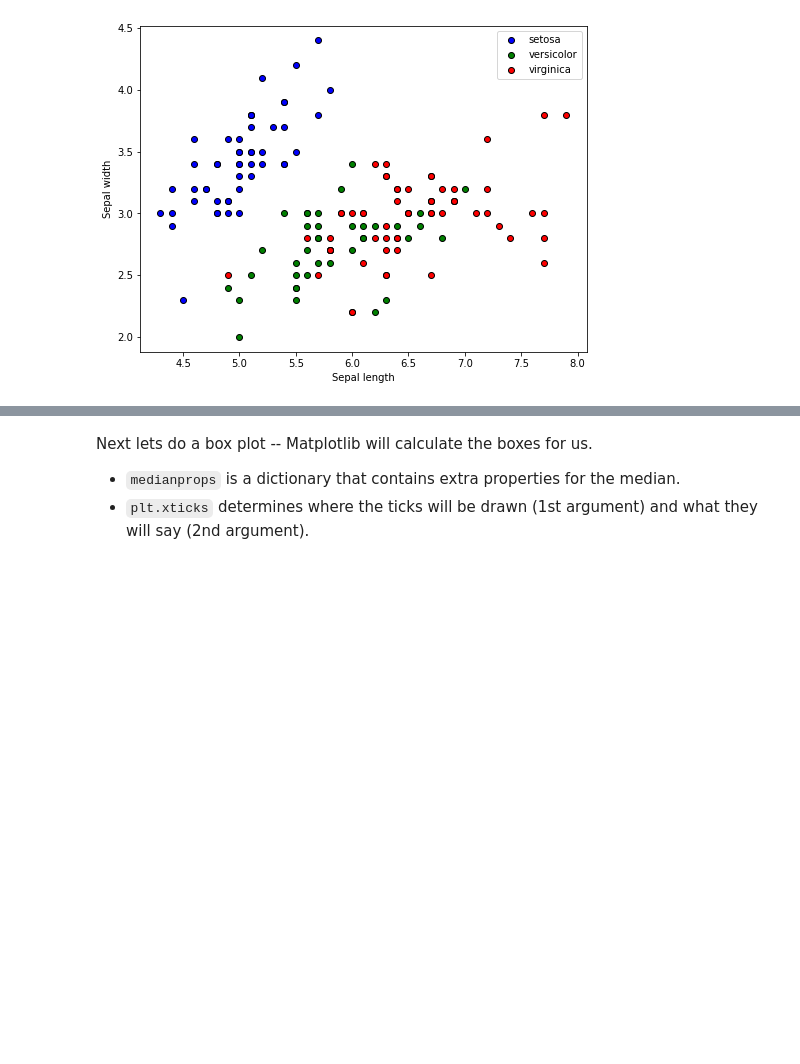
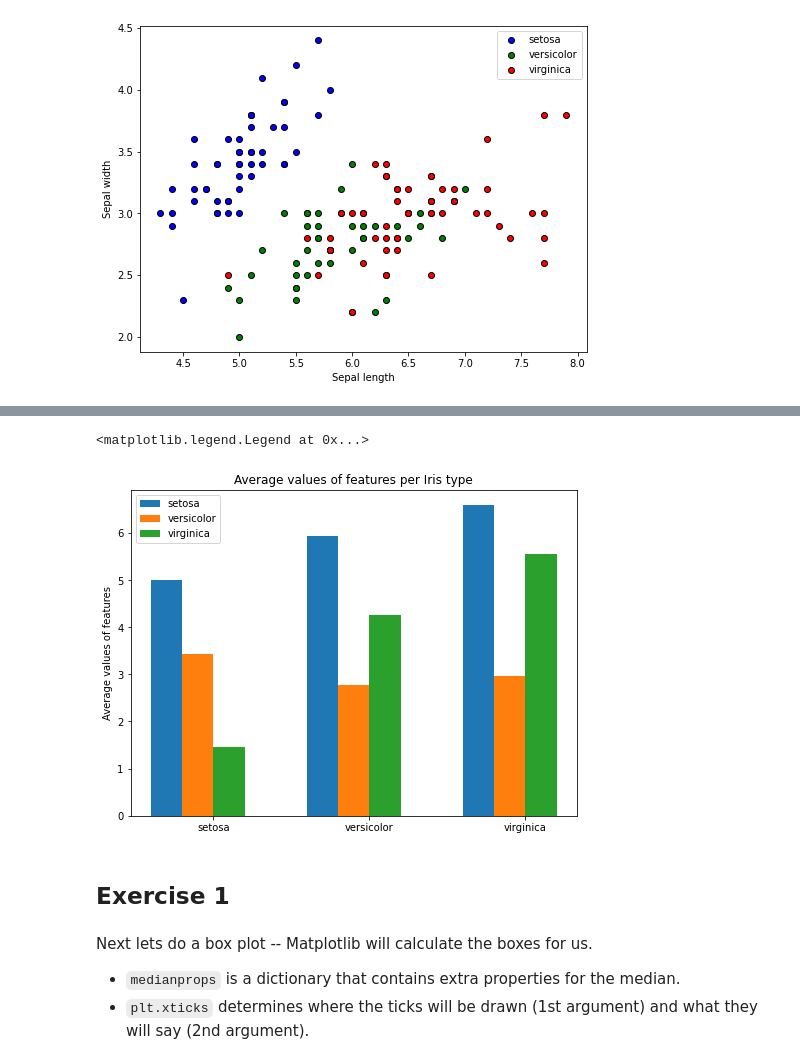
Before and after one commit to faigyb/python4ml, a Jupyter notebook: matplotlib.ipynb, the cells around one changed output, grey strips where cells are left out. Drawn from its saved outputs; the diff is of its cells as text; code cells hidden in the pictures; blank space fills up the shorter version.

```diff
--- a/matplotlib.ipynb
+++ b/matplotlib.ipynb
@@ -354,3 +378,26 @@ Use `plt.tick_params(labelsize = ...)` in order to set the ticks label size.
+# %%
+sepal_length = np.array([np.mean(X[y==i, 0]) for i in range(3)])
+sepal_width = np.array([np.mean(X[y==i, 1]) for i in range(3)])
+petal_length = np.array([np.mean(X[y==i, 2]) for i in range(3)])
+
+fig, ax = plt.subplots(figsize=(8, 6))
+
+x = np.arange(3)
+width = 0.6  # the width of the bars
+sl = ax.bar(x - 0.3, sepal_length, 0.2, label=y_labels[0])
+sw = ax.bar(x - 0.1, sepal_width, 0.2, label=y_labels[1])
+pl = ax.bar(x + 0.1, petal_length, 0.2, label=y_labels[2])
+
+ax.set_ylabel('Average values of features')
+ax.set_title('Average values of features per Iris type')
+ax.set_xticks(x)
+ax.set_xticklabels(y_labels)
+ax.legend()
+# %% [output]
+<matplotlib.legend.Legend at 0x...>
+[figure, added]
+# %% [markdown]
+## Exercise 1
 # %% [markdown]
 Next lets do a box plot -- Matplotlib will calculate the boxes for us.
 
```
Also changed, not shown: parts of 8 cells of this notebook.
